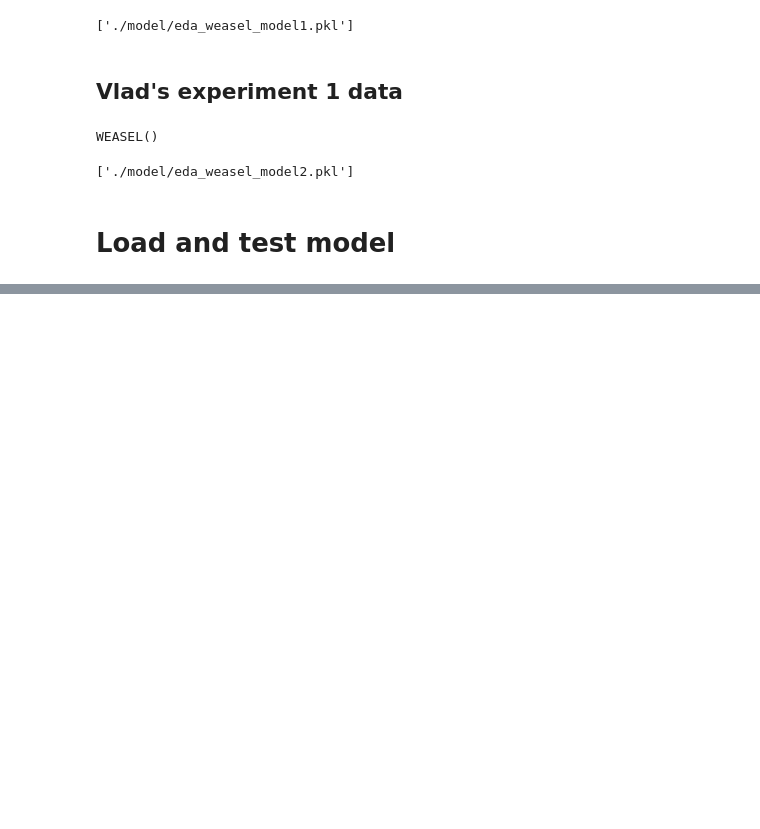
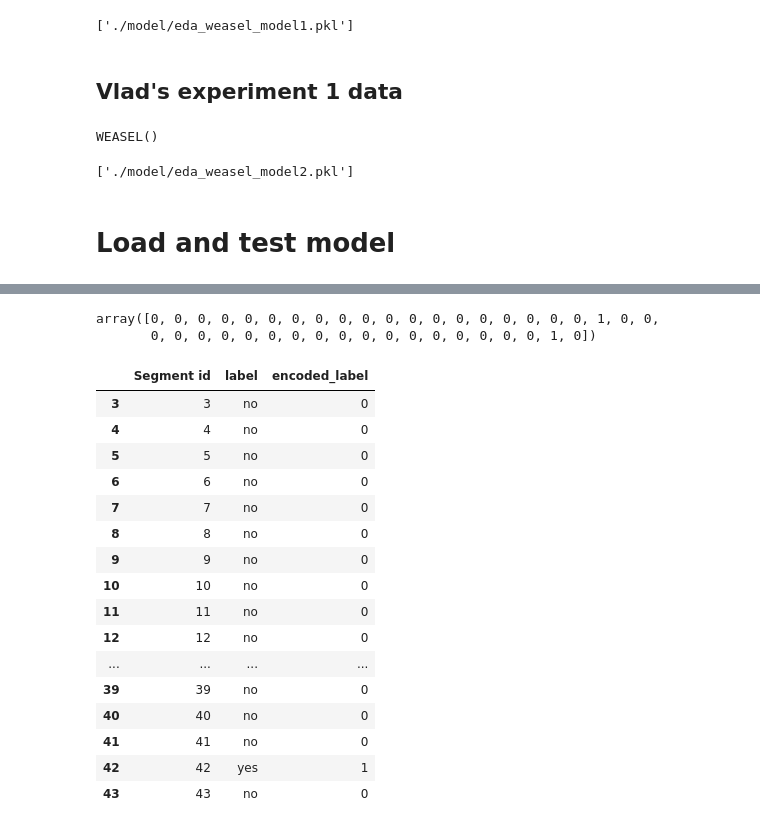
Before and after one commit to lior199707/Robot_Classifiers, a Jupyter notebook: eda_weasel/eda_weasel_model.ipynb, the cells around one changed output, grey strips where cells are left out. Drawn from its saved outputs; the diff is of its cells as text; code cells hidden in the pictures; blank space fills up the shorter version.

Commit message:
added model testing

```diff
--- a/eda_weasel/eda_weasel_model.ipynb
+++ b/eda_weasel/eda_weasel_model.ipynb
@@ -710,0 +723,4 @@ joblib.dump(clf2, full_model_path)
+# %%
+Y_test = pd.read_csv("test_data/EDA_vlad_2.csv")
+Y_test = Y_test[3:44]
+Y_test
@@ -710,0 +745,28 @@ joblib.dump(clf2, full_model_path)
+# %%
+# Get the real labels of the testing data
+test_encoded_labels = label_encoder.fit_transform(Y_test.label)
+test_encoded_labels
+# %% [output]
+array([0, 0, 0, 0, 0, 0, 0, 0, 0, 0, 0, 0, 0, 0, 0, 0, 0, 0, 0, 1, 0, 0,
+       0, 0, 0, 0, 0, 0, 0, 0, 0, 0, 0, 0, 0, 0, 0, 0, 0, 1, 0])
+# %%
+Y_test["encoded_label"] = test_encoded_labels
+Y_test
+# %% [output]
+|  | Segment id | label | encoded_label |
+| 3 | 3 | no | 0 |
+| 4 | 4 | no | 0 |
+| 5 | 5 | no | 0 |
+| 6 | 6 | no | 0 |
+| 7 | 7 | no | 0 |
+| 8 | 8 | no | 0 |
+| 9 | 9 | no | 0 |
+| 10 | 10 | no | 0 |
+| 11 | 11 | no | 0 |
+| 12 | 12 | no | 0 |
+| ... | ... | ... | ... |
+| 39 | 39 | no | 0 |
+| 40 | 40 | no | 0 |
+| 41 | 41 | no | 0 |
+| 42 | 42 | yes | 1 |
+| 43 | 43 | no | 0 |
```
Also changed, not shown: parts of 18 cells of this notebook.
